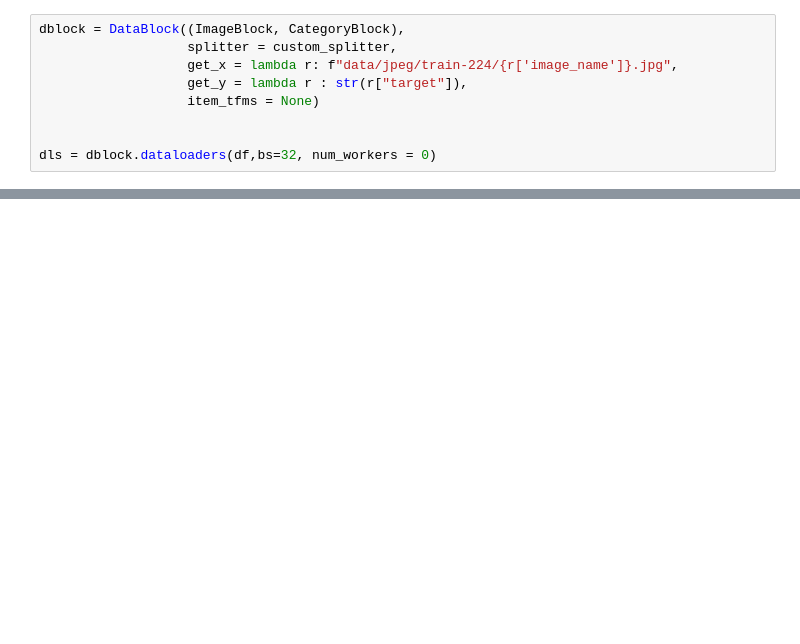
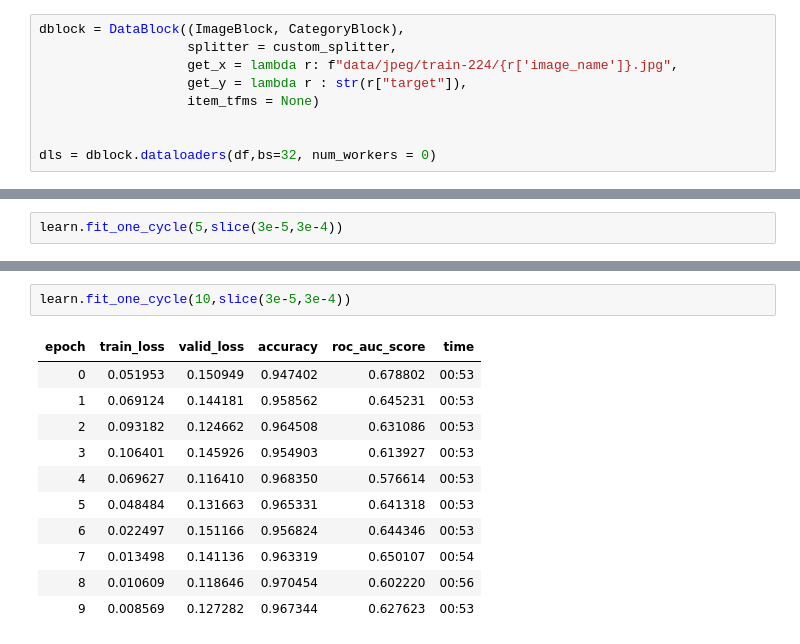
Before and after one commit to nithish08/melanoma-classification, a Jupyter notebook: Resnet.ipynb, the cells around one changed output, grey strips where cells are left out. Drawn from its saved outputs; the diff is of its cells as text; blank space fills up the shorter version.

```diff
--- a/Resnet.ipynb
+++ b/Resnet.ipynb
@@ -78,0 +87,2 @@ learn.fit_one_cycle(3, lr=3e-3)
+# %%
+learn.fit_one_cycle(5,slice(3e-5,3e-4))
@@ -78,0 +96,14 @@ learn.fit_one_cycle(3, lr=3e-3)
+# %%
+learn.fit_one_cycle(10,slice(3e-5,3e-4))
+# %% [output]
+| epoch | train_loss | valid_loss | accuracy | roc_auc_score | time |
+| 0 | 0.051953 | 0.150949 | 0.947402 | 0.678802 | 00:53 |
+| 1 | 0.069124 | 0.144181 | 0.958562 | 0.645231 | 00:53 |
+| 2 | 0.093182 | 0.124662 | 0.964508 | 0.631086 | 00:53 |
+| 3 | 0.106401 | 0.145926 | 0.954903 | 0.613927 | 00:53 |
+| 4 | 0.069627 | 0.116410 | 0.968350 | 0.576614 | 00:53 |
+| 5 | 0.048484 | 0.131663 | 0.965331 | 0.641318 | 00:53 |
+| 6 | 0.022497 | 0.151166 | 0.956824 | 0.644346 | 00:53 |
+| 7 | 0.013498 | 0.141136 | 0.963319 | 0.650107 | 00:54 |
+| 8 | 0.010609 | 0.118646 | 0.970454 | 0.602220 | 00:56 |
+| 9 | 0.008569 | 0.127282 | 0.967344 | 0.627623 | 00:53 |
```
Also changed, not shown: parts of 16 cells of this notebook, 1 other file.
